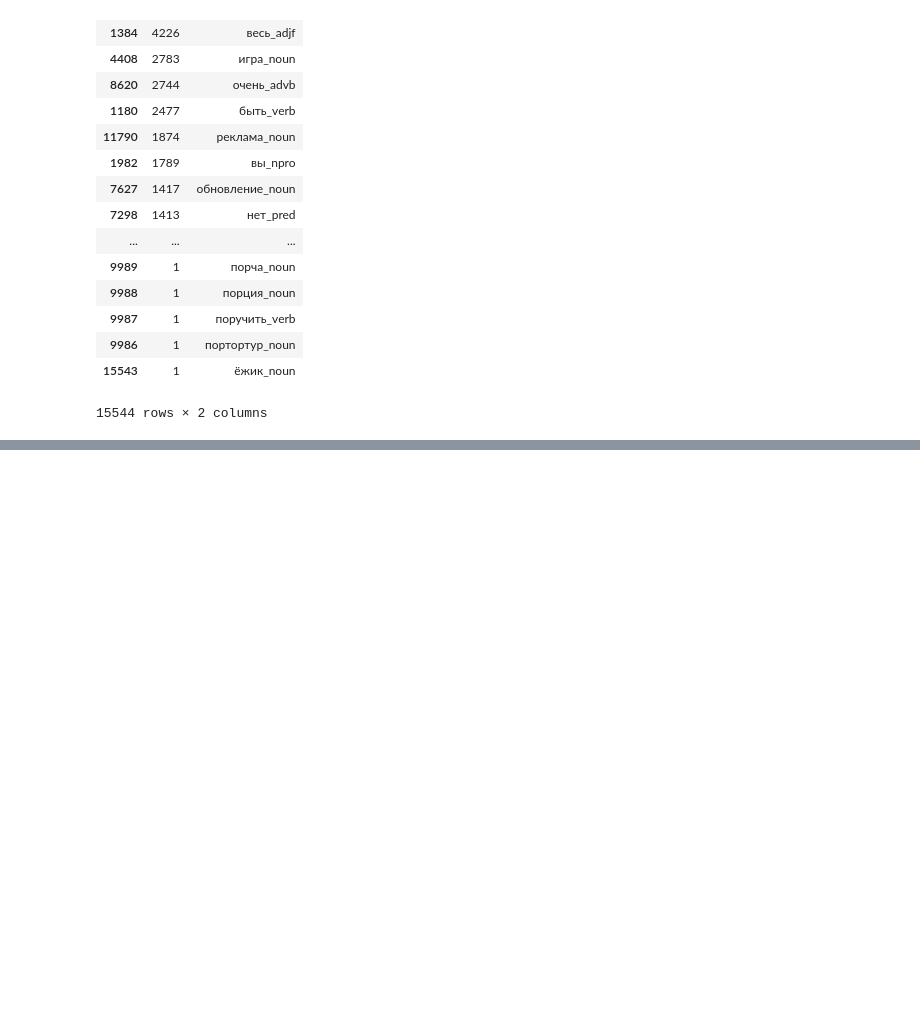
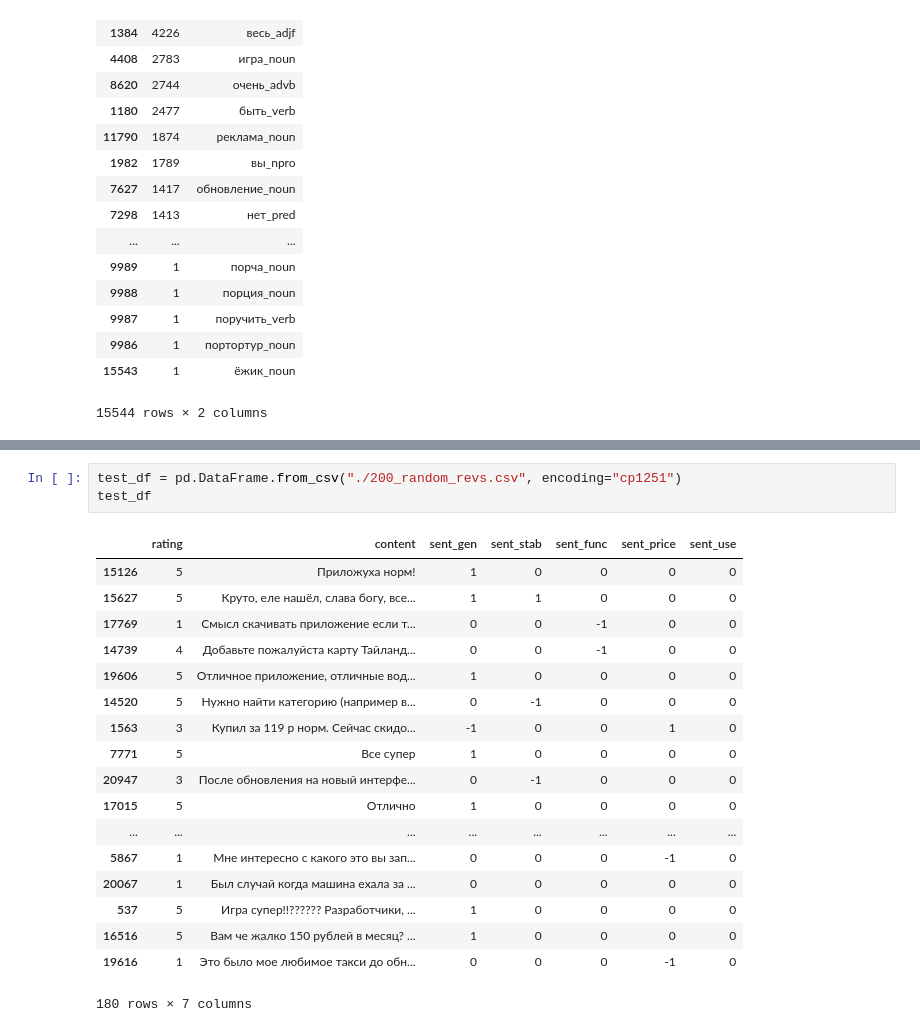
Before and after one commit to dayannn/sentiments, a Jupyter notebook: Sent_asp.ipynb, the cells around one changed output, grey strips where cells are left out. Drawn from its saved outputs; the diff is of its cells as text; blank space fills up the shorter version.

```diff
--- a/Sent_asp.ipynb
+++ b/Sent_asp.ipynb
@@ -285,0 +280,22 @@ AttributeError: 'list' object has no attribute 'shape'
+# %%
+test_df = pd.DataFrame.from_csv("./200_random_revs.csv", encoding="cp1251")
+test_df
+# %% [output]
+|  | rating | content | sent_gen | sent_stab | sent_func | sent_price | sent_use |
+| 15126 | 5 | Приложуха норм! | 1 | 0 | 0 | 0 | 0 |
+| 15627 | 5 | Круто, еле нашёл, слава богу, все... | 1 | 1 | 0 | 0 | 0 |
+| 17769 | 1 | Смысл скачивать приложение если т... | 0 | 0 | -1 | 0 | 0 |
+| 14739 | 4 | Добавьте пожалуйста карту Тайланд... | 0 | 0 | -1 | 0 | 0 |
+| 19606 | 5 | Отличное приложение, отличные вод... | 1 | 0 | 0 | 0 | 0 |
+| 14520 | 5 | Нужно найти категорию (например в... | 0 | -1 | 0 | 0 | 0 |
+| 1563 | 3 | Купил за 119 р норм. Сейчас скидо... | -1 | 0 | 0 | 1 | 0 |
+| 7771 | 5 | Все супер | 1 | 0 | 0 | 0 | 0 |
+| 20947 | 3 | После обновления на новый интерфе... | 0 | -1 | 0 | 0 | 0 |
+| 17015 | 5 | Отлично | 1 | 0 | 0 | 0 | 0 |
+| ... | ... | ... | ... | ... | ... | ... | ... |
+| 5867 | 1 | Мне интересно с какого это вы зап... | 0 | 0 | 0 | -1 | 0 |
+| 20067 | 1 | Был случай когда машина ехала за ... | 0 | 0 | 0 | 0 | 0 |
+| 537 | 5 | Игра супер!!?????? Разработчики, ... | 1 | 0 | 0 | 0 | 0 |
+| 16516 | 5 | Вам че жалко 150 рублей в месяц? ... | 1 | 0 | 0 | 0 | 0 |
+| 19616 | 1 | Это было мое любимое такси до обн... | 0 | 0 | 0 | -1 | 0 |
+180 rows × 7 columns
```
Also changed, not shown: parts of 25 cells of this notebook, 1 other file.
